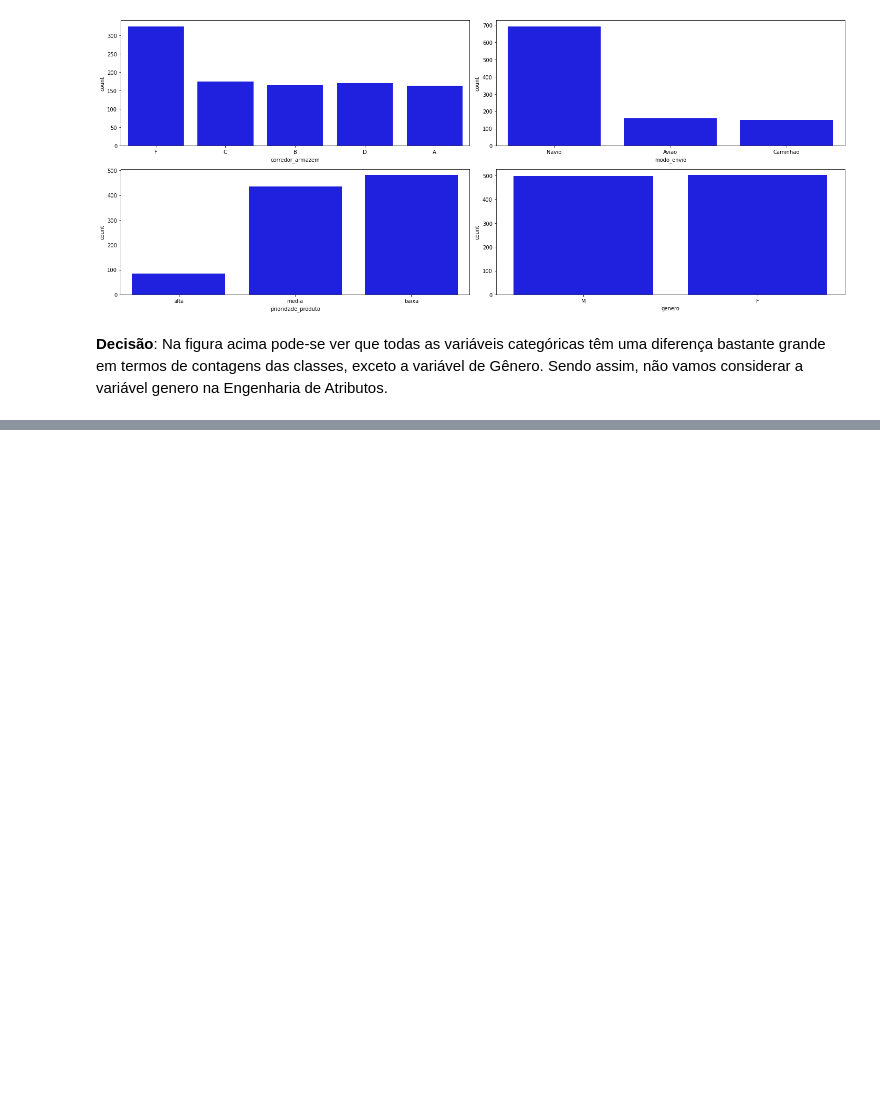
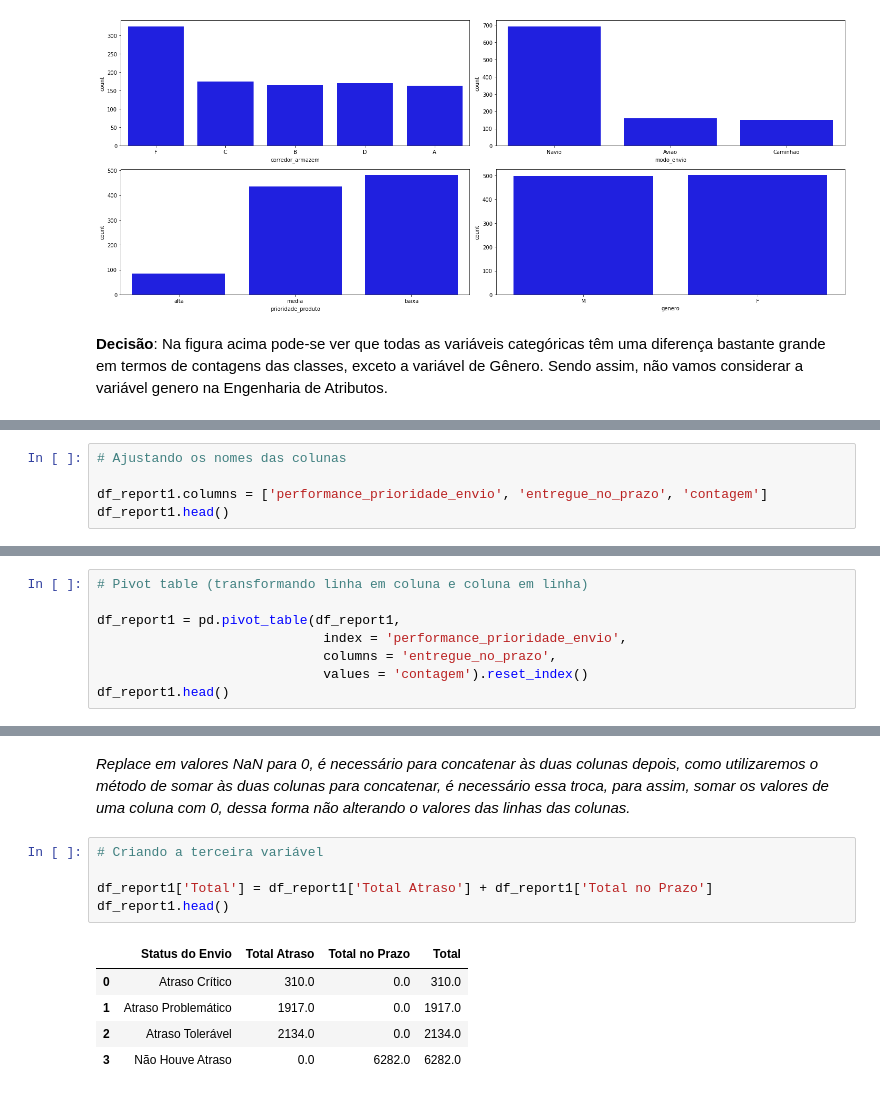
Before and after one commit to sandromzljr/Engenharia-Atributos, a Jupyter notebook: EngenhariaAtributos.ipynb, the cells around one changed output, grey strips where cells are left out. Drawn from its saved outputs; the diff is of its cells as text; blank space fills up the shorter version.

```diff
--- a/EngenhariaAtributos.ipynb
+++ b/EngenhariaAtributos.ipynb
@@ -383,0 +501,5 @@ for i in range(0, len(categoricas)):
+# %%
+# Ajustando os nomes das colunas
+
+df_report1.columns = ['performance_prioridade_envio', 'entregue_no_prazo', 'contagem']
+df_report1.head()
@@ -383,0 +512,8 @@ for i in range(0, len(categoricas)):
+# %%
+# Pivot table (transformando linha em coluna e coluna em linha)
+
+df_report1 = pd.pivot_table(df_report1,
+                             index = 'performance_prioridade_envio',
+                             columns = 'entregue_no_prazo',
+                             values = 'contagem').reset_index()
+df_report1.head()
@@ -383,0 +549,13 @@ for i in range(0, len(categoricas)):
+# %% [markdown]
+*Replace em valores NaN para 0, é necessário para concatenar às duas colunas depois, como utilizaremos o método de somar às duas colunas para concatenar, é necessário essa troca, para assim, somar os valores de uma coluna com 0, dessa forma não alterando o valores das linhas das colunas.*
+# %%
+# Criando a terceira variável
+
+df_report1['Total'] = df_report1['Total Atraso'] + df_report1['Total no Prazo']
+df_report1.head()
+# %% [output]
+|  | Status do Envio | Total Atraso | Total no Prazo | Total |
+| 0 | Atraso Crítico | 310.0 | 0.0 | 310.0 |
+| 1 | Atraso Problemático | 1917.0 | 0.0 | 1917.0 |
+| 2 | Atraso Tolerável | 2134.0 | 0.0 | 2134.0 |
+| 3 | Não Houve Atraso | 0.0 | 6282.0 | 6282.0 |
```
Also changed, not shown: parts of 23 cells of this notebook.
